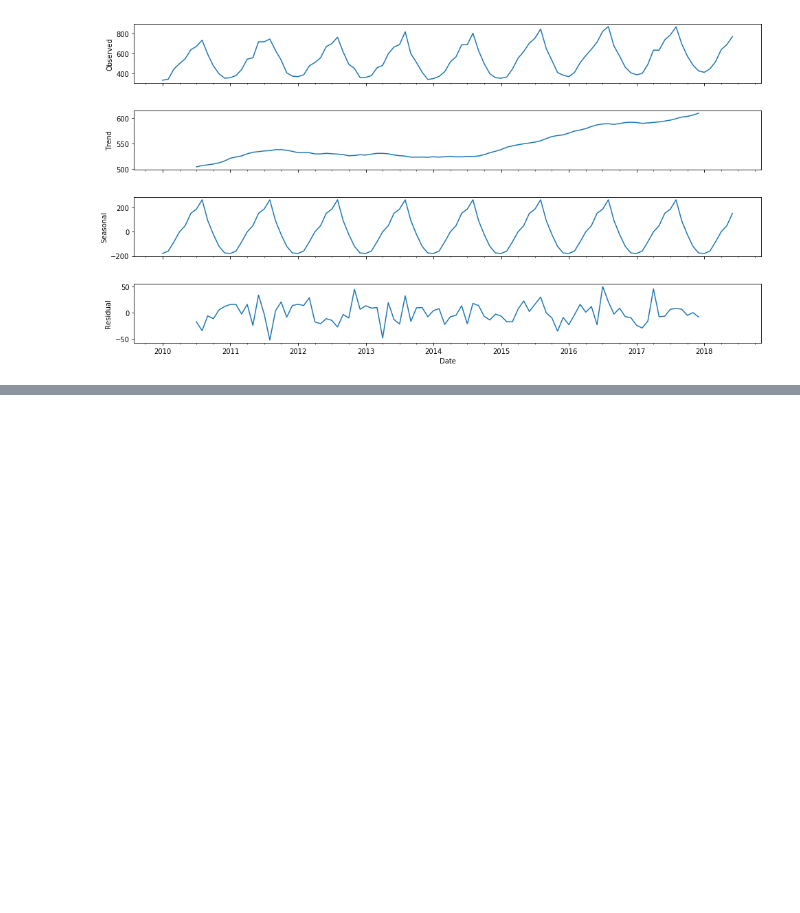
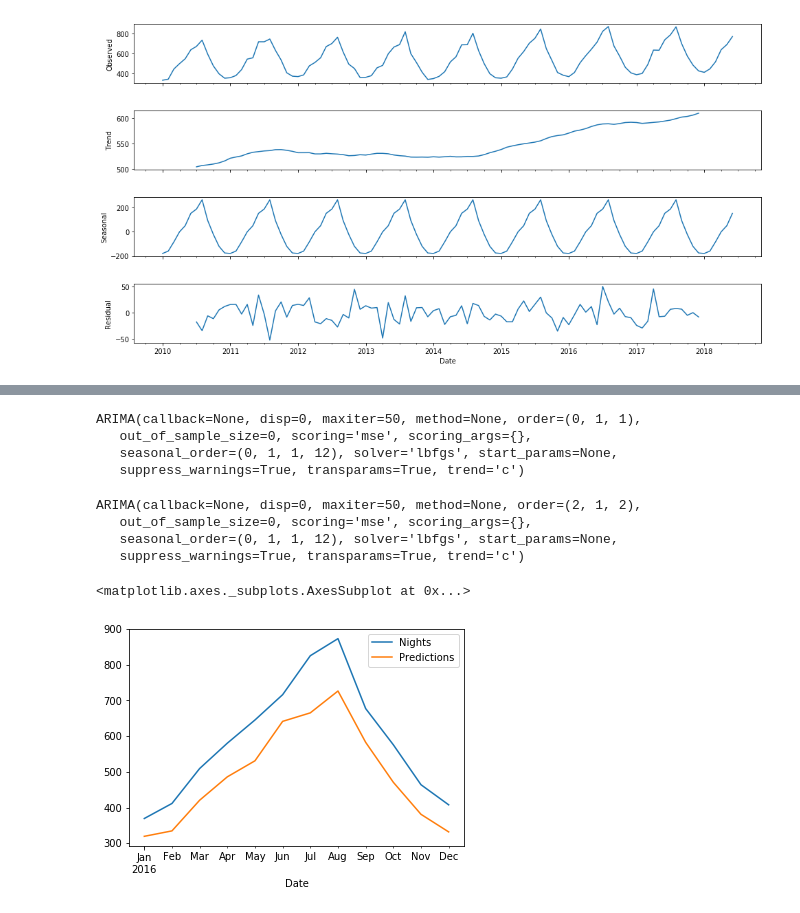
Before and after one commit to jinnyto/touristcast, a Jupyter notebook: exercises/SARIMAX 01.ipynb, the cells around one changed output, grey strips where cells are left out. Drawn from its saved outputs; the diff is of its cells as text; code cells hidden in the pictures; blank space fills up the shorter version.

```diff
--- a/exercises/SARIMAX 01.ipynb
+++ b/exercises/SARIMAX 01.ipynb
@@ -141,3 +139,25 @@ Statespace Model Results
 | Prob(H) (two-sided): | 0.22 | Kurtosis: | 2.53 |
 Warnings:
 [1] Covariance matrix calculated using the outer product of gradients (complex-step).
+# %%
+dftrain = dn[(dn.index>='2010-01-01')&(dn.index<'2016-01-01')]
+train = np.array(dftrain)
+
+dftest= dn[(dn.index>='2016-01-01')&(dn.index<'2017-01-01')]
+test = np.array(dftest)
+# %%
+stepwise_model.fit(train)
+# %% [output]
+ARIMA(callback=None, disp=0, maxiter=50, method=None, order=(0, 1, 1),
+   out_of_sample_size=0, scoring='mse', scoring_args={},
+   seasonal_order=(0, 1, 1, 12), solver='lbfgs', start_params=None,
+   suppress_warnings=True, transparams=True, trend='c')
+# %%
+tc_fit.fit(train)
+# %% [output]
+ARIMA(callback=None, disp=0, maxiter=50, method=None, order=(2, 1, 2),
+   out_of_sample_size=0, scoring='mse', scoring_args={},
+   seasonal_order=(0, 1, 1, 12), solver='lbfgs', start_params=None,
+   suppress_warnings=True, transparams=True, trend='c')
+# %%
+future_forecast = stepwise_model.predict(n_periods=12)
@@ -143,0 +166,7 @@ Warnings:
+# %%
+dff = pd.DataFrame(future_forecast, index = dftest.index)
+dff.columns = ['Predictions']
+pd.concat([dftest,dff],axis=1).plot()
+# %% [output]
+<matplotlib.axes._subplots.AxesSubplot at 0x...>
+[figure, added]
```
Also changed, not shown: parts of 16 cells of this notebook.
